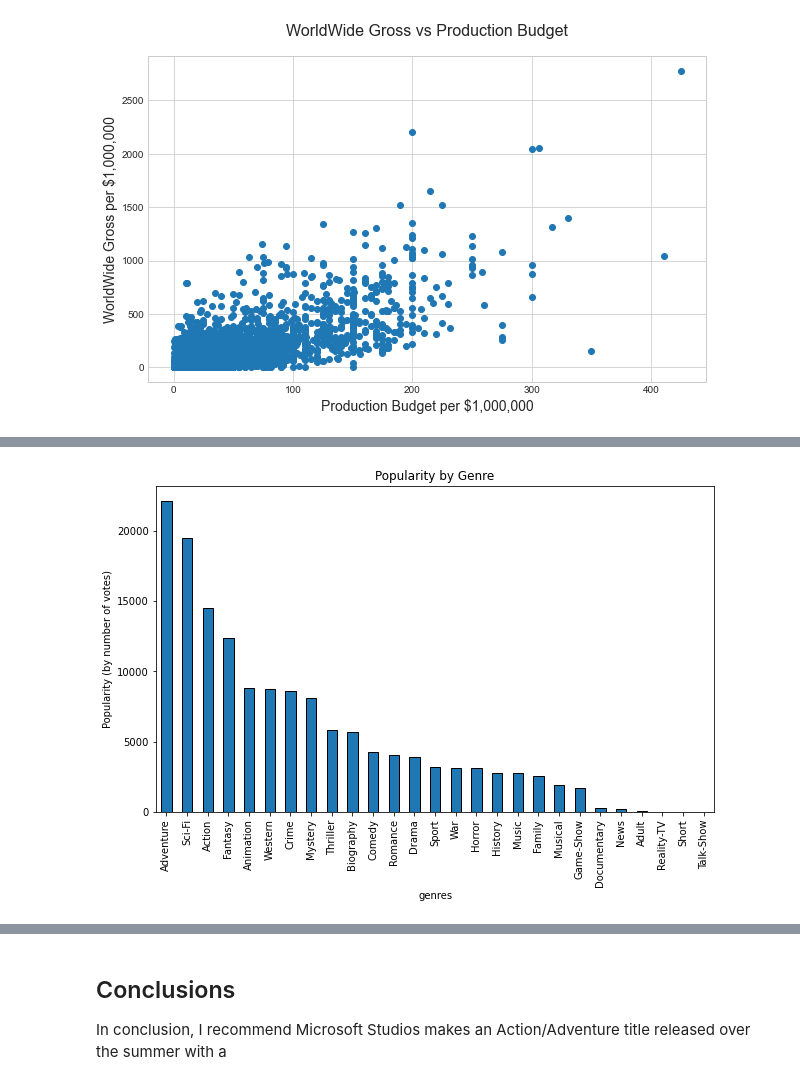
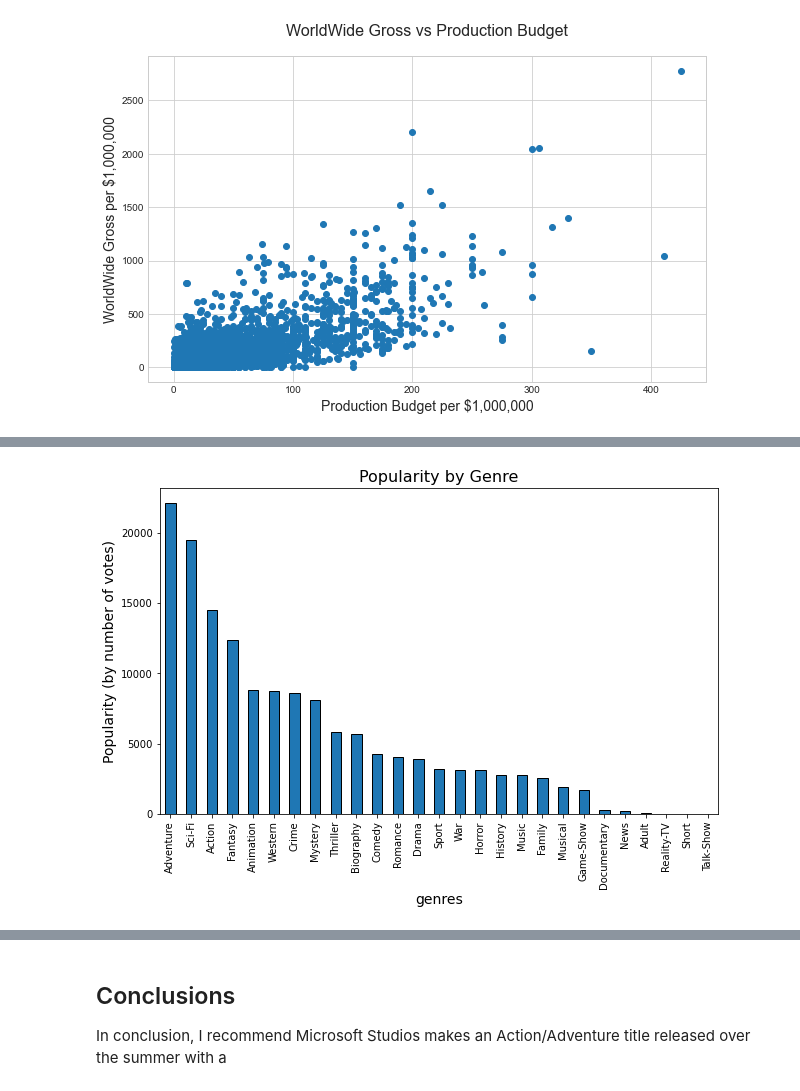
Before and after one commit to Drabb16/Microsoft-Studio-Analysis, a Jupyter notebook: MicrosoftStudioAnalysis.ipynb, the cells around one changed output, grey strips where cells are left out. Cells and saved outputs as stored; diff of their text form; code cells hidden in the pictures.

```diff
--- a/MicrosoftStudioAnalysis.ipynb
+++ b/MicrosoftStudioAnalysis.ipynb
@@ -314,9 +296,9 @@ months_graph.plot(kind = 'bar', edgecolor = 'black');
 # %%
 fig, ax = plt.subplots (figsize = (10,6))
 genrepop_graph = genre_explode.groupby('genres')['numvotes'].mean().sort_values(ascending = False)
-ax.set_title("Popularity by Genre")
-ax.set_xlabel('Genres')
-ax.set_ylabel('Popularity (by number of votes)')
+ax.set_title('Popularity by Genre', fontsize = 16)
+ax.set_xlabel('Genres', fontsize = 14)
+ax.set_ylabel('Popularity (by number of votes)', fontsize = 14)
 genrepop_graph.plot(kind = 'bar', edgecolor = 'black');
 # %% [output]
-[figure, old version]
+[figure, new version]
```
Also changed, not shown: parts of 18 cells of this notebook.
